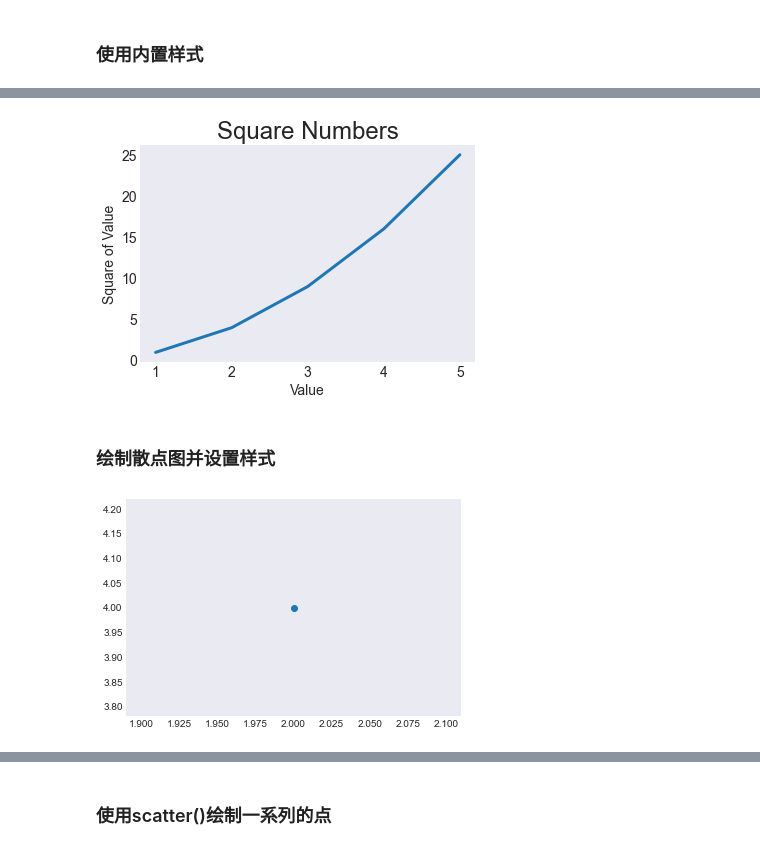
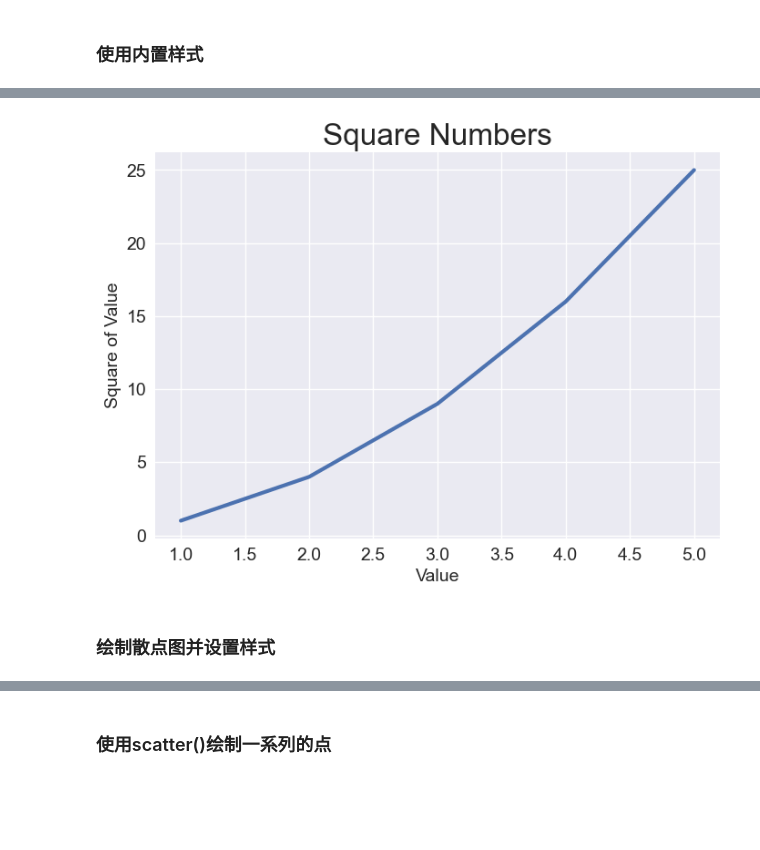
Before and after one commit to zhoujing204/python_course, a Jupyter notebook: src/13-generating-data-and-visualization/13-generating-data-and-visualization.ipynb, the cells around one changed output, grey strips where cells are left out. Drawn from its saved outputs; the diff is of its cells as text; code cells hidden in the pictures; blank space fills up the shorter version.

```diff
--- a/src/13-generating-data-and-visualization/13-generating-data-and-visualization.ipynb
+++ b/src/13-generating-data-and-visualization/13-generating-data-and-visualization.ipynb
@@ -102,36 +65,34 @@ plt.style.available
 # %%
 import matplotlib.pyplot as plt
 
 input_values = [1, 2, 3, 4, 5]
 squares = [1, 4, 9, 16, 25]
 
-plt.style.use('seaborn-dark')
+plt.style.use('seaborn-v0_8')
 fig, ax = plt.subplots()
 ax.plot(input_values, squares, linewidth=3)
 
 # Set chart title and label axes.
 ax.set_title("Square Numbers", fontsize=24)
 ax.set_xlabel("Value", fontsize=14)
 ax.set_ylabel("Square of Value", fontsize=14)
 
 # Set size of tick labels.
 ax.tick_params(labelsize=14)
 
 plt.show()
 # %% [output]
-[figure, old version]
+[figure, new version]
 # %% [markdown]
 ### 绘制散点图并设置样式
 # %%
 import matplotlib.pyplot as plt
 
-plt.style.use('seaborn-dark')
+plt.style.use('seaborn-v0_8')
 fig, ax = plt.subplots()
 ax.scatter(2, 4)
 
 plt.show()
-# %% [output]
-[figure, removed]
 # %%
 import matplotlib.pyplot as plt
 
```
Also changed, not shown: parts of 18 cells of this notebook, 6 other files.
